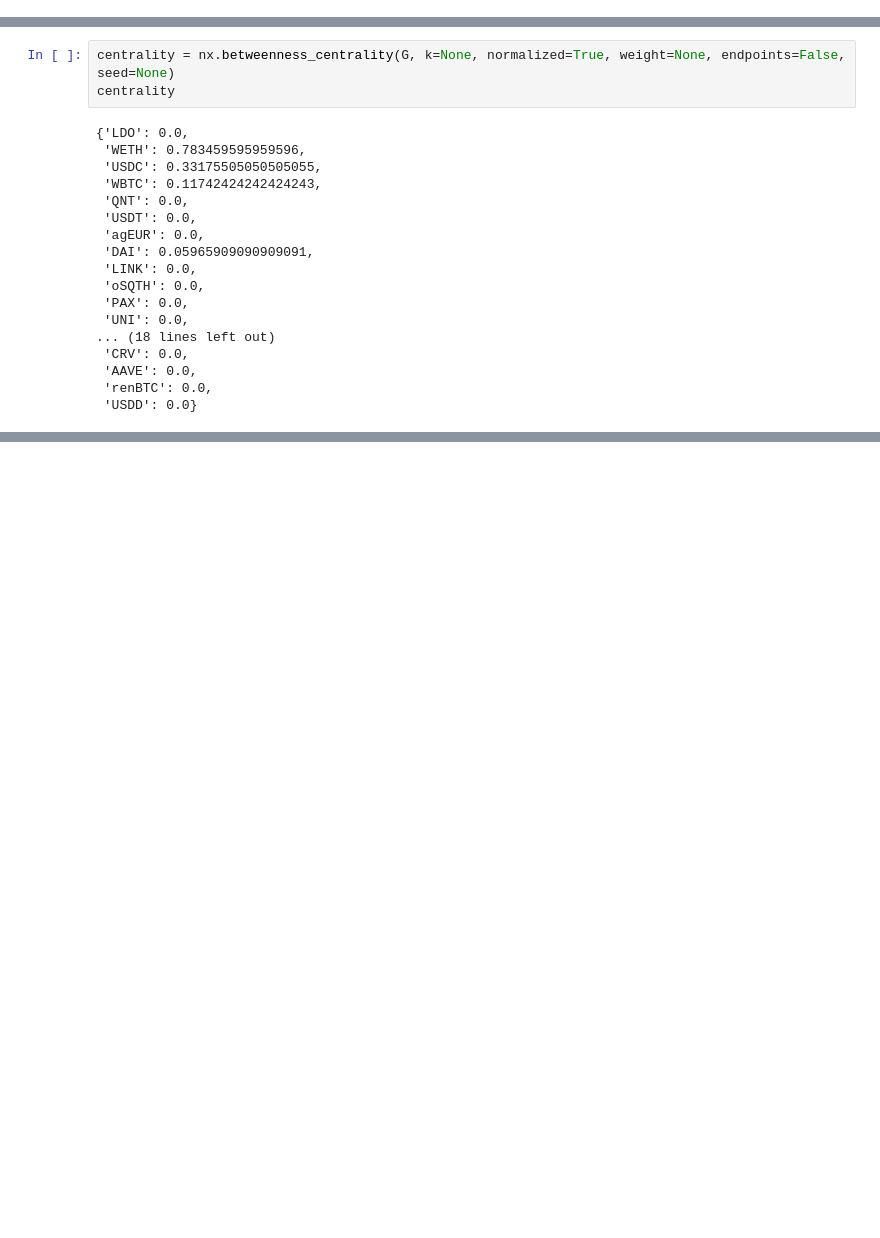
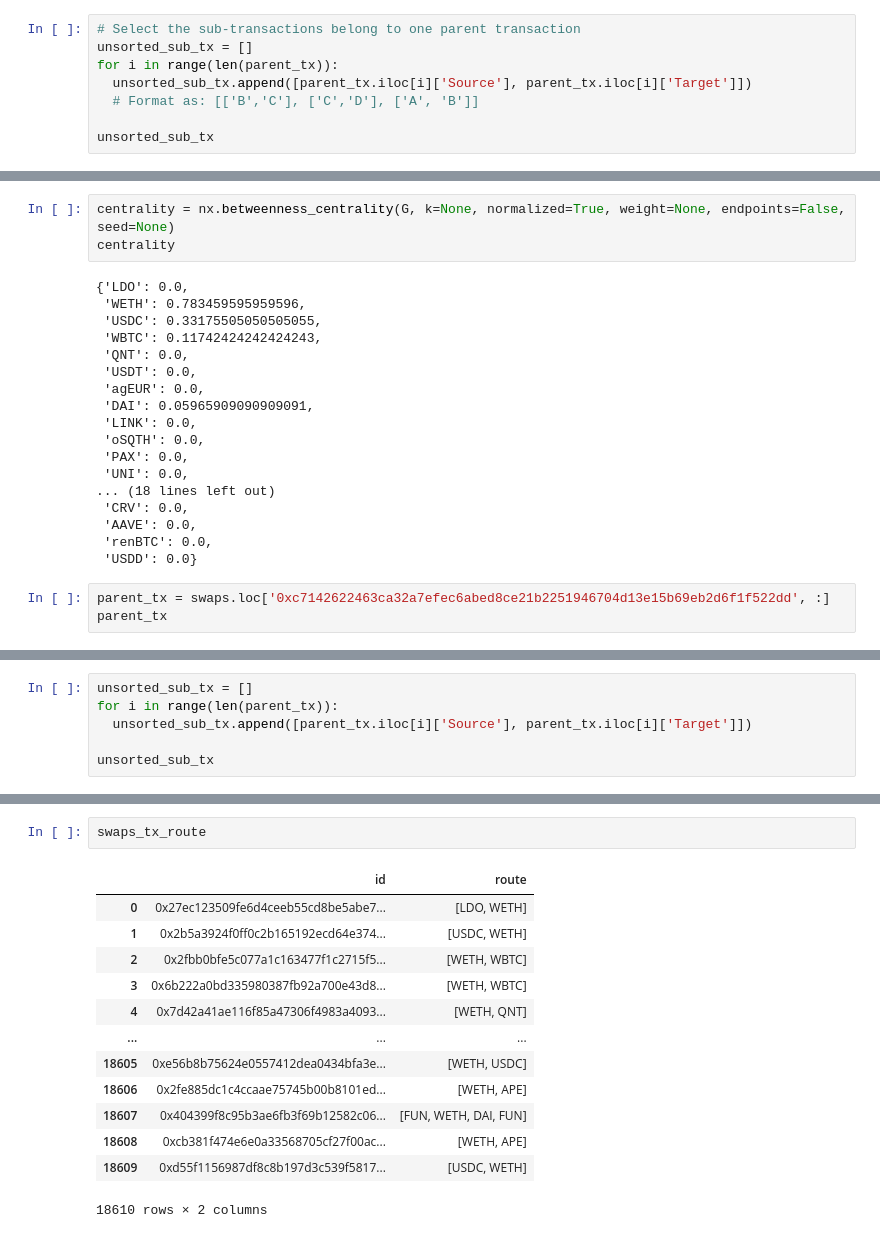
Before and after one commit to xujiahuayz/defi-econ, a Jupyter notebook: scripts/betweenness_analysis.ipynb, the cells around one changed output, grey strips where cells are left out. Saved outputs shown, nothing was run; the diff lists cells and outputs as text; blank space fills up the shorter version.

```diff
--- a/scripts/betweenness_analysis.ipynb
+++ b/scripts/betweenness_analysis.ipynb
@@ -90,0 +101,8 @@ swaps
+# %%
+# Select the sub-transactions belong to one parent transaction
+unsorted_sub_tx = []
+for i in range(len(parent_tx)):
+  unsorted_sub_tx.append([parent_tx.iloc[i]['Source'], parent_tx.iloc[i]['Target']])
+  # Format as: [['B','C'], ['C','D'], ['A', 'B']]
+
+unsorted_sub_tx
@@ -270,3 +327,6 @@ centrality
  'AAVE': 0.0,
  'renBTC': 0.0,
  'USDD': 0.0}
+# %%
+parent_tx = swaps.loc['0xc7142622463ca32a7efec6abed8ce21b2251946704d13e15b69eb2d6f1f522dd', :]
+parent_tx
@@ -272,0 +339,6 @@ centrality
+# %%
+unsorted_sub_tx = []
+for i in range(len(parent_tx)):
+  unsorted_sub_tx.append([parent_tx.iloc[i]['Source'], parent_tx.iloc[i]['Target']])
+
+unsorted_sub_tx
@@ -272,0 +441,16 @@ centrality
+# %%
+swaps_tx_route
+# %% [output]
+|  | id | route |
+| 0 | 0x27ec123509fe6d4ceeb55cd8be5abe7... | [LDO, WETH] |
+| 1 | 0x2b5a3924f0ff0c2b165192ecd64e374... | [USDC, WETH] |
+| 2 | 0x2fbb0bfe5c077a1c163477f1c2715f5... | [WETH, WBTC] |
+| 3 | 0x6b222a0bd335980387fb92a700e43d8... | [WETH, WBTC] |
+| 4 | 0x7d42a41ae116f85a47306f4983a4093... | [WETH, QNT] |
+| ... | ... | ... |
+| 18605 | 0xe56b8b75624e0557412dea0434bfa3e... | [WETH, USDC] |
+| 18606 | 0x2fe885dc1c4ccaae75745b00b8101ed... | [WETH, APE] |
+| 18607 | 0x404399f8c95b3ae6fb3f69b12582c06... | [FUN, WETH, DAI, FUN] |
+| 18608 | 0xcb381f474e6e0a33568705cf27f00ac... | [WETH, APE] |
+| 18609 | 0xd55f1156987df8c8b197d3c539f5817... | [USDC, WETH] |
+18610 rows × 2 columns
```
Also changed, not shown: parts of 30 cells of this notebook.
